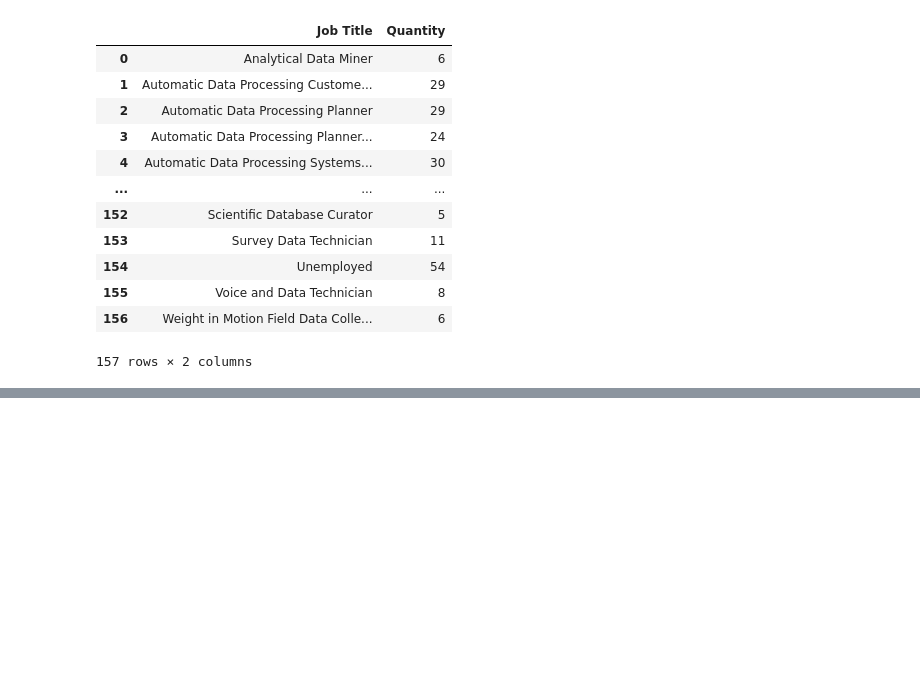
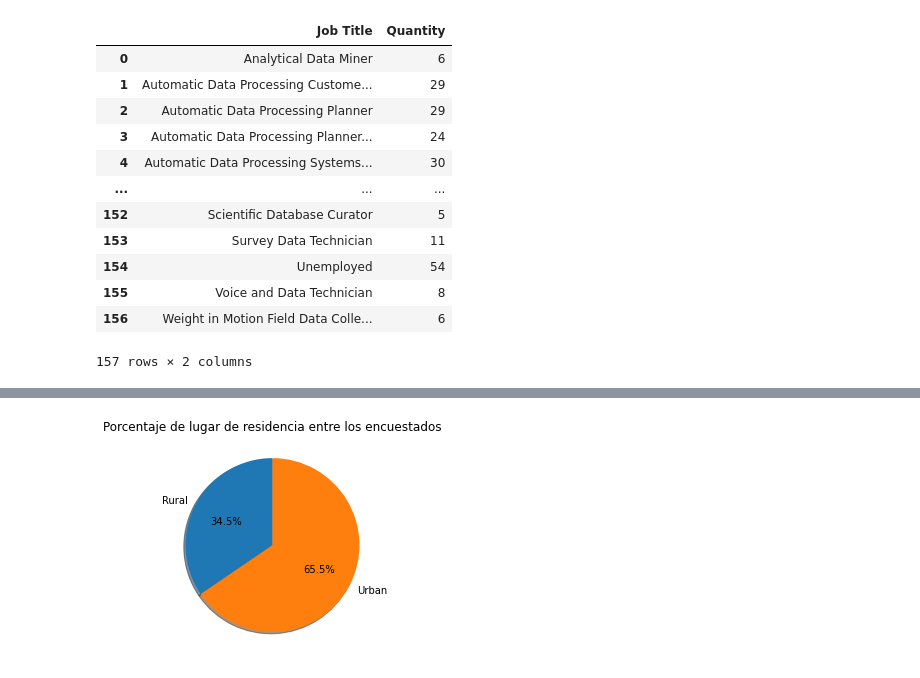
Before and after one commit to JaimeGarciaVel/ih_datamadpt1120_project_m1, a Jupyter notebook: your code/first_look.ipynb, the cells around one changed output, grey strips where cells are left out. Drawn from its saved outputs; the diff is of its cells as text; code cells hidden in the pictures; blank space fills up the shorter version.

```diff
--- a/your code/first_look.ipynb
+++ b/your code/first_look.ipynb
@@ -508,0 +538,7 @@ plt.show()
+# %%
+plt.pie(df_3["Quantity"], labels=df_3["Rural"],
+        autopct='%1.1f%%', shadow=True, startangle=90)
+plt.title('Porcentaje de lugar de residencia entre los encuestados')
+plt.show()
+# %% [output]
+[figure, added]
```
Also changed, not shown: parts of 7 cells of this notebook.
